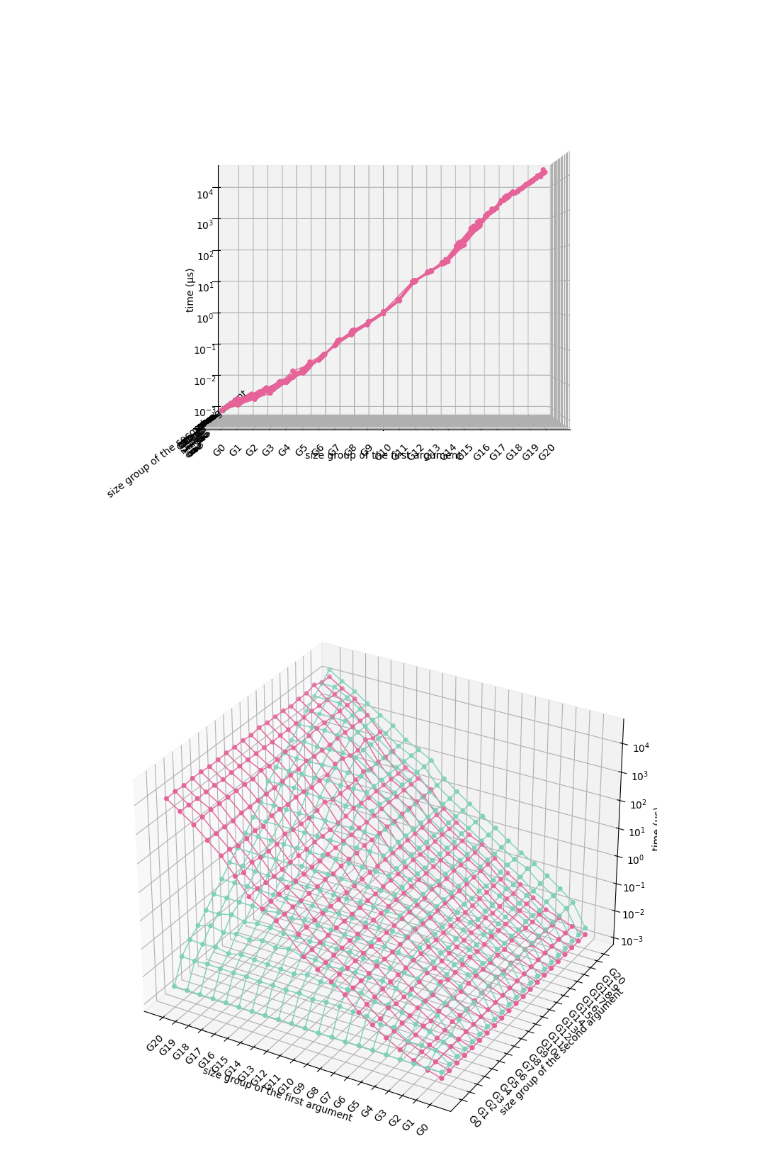
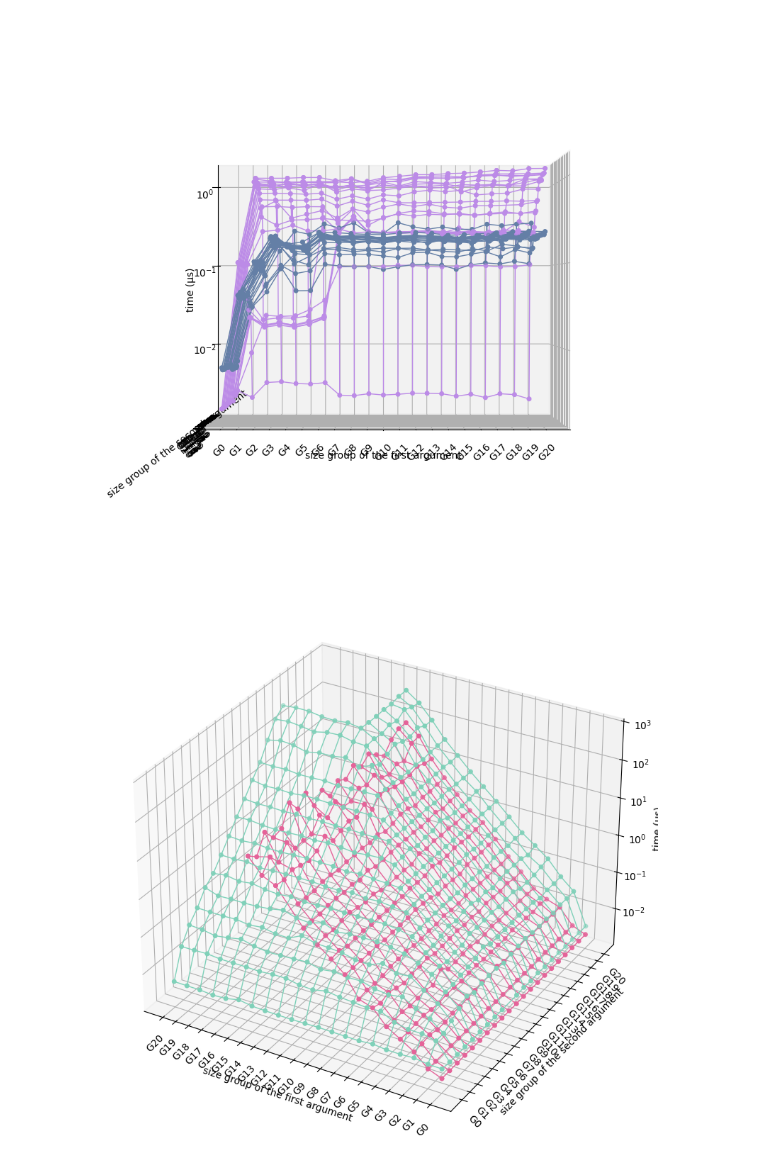
Before and after one commit to JulesViennotFranca/VerifiedCatenableDeque, a Jupyter notebook: bench/graphics.ipynb, the cells around one changed output. Saved outputs shown, nothing was run; the diff lists cells and outputs as text; code cells hidden in the pictures.

```diff
--- a/bench/graphics.ipynb
+++ b/bench/graphics.ipynb
@@ -148,15 +132,11 @@ plot_time_data_2D(data, [list, deque], scale='log')
 # %%
 # Graph for concat
-
-file = "./tmp/concat.csv"
-data = pd.read_csv(file)
-
+data = pd.read_csv("./tmp/concat.csv")
 view = {"elev" : 0, "azim" : 90, "roll" : 0}
 # plot_time_data_3D(data, [list, sek, steque, cadeque], view)
-
-# plot_time_data_3D(data, [sek, cadeque])
-plot_time_data_3D(data, [list], view)
+plot_time_data_3D(data, [sek, cadeque], view)
 plot_time_data_3D(data, [list, deque])
+plot_time_data_3D(data, [sek, cadeque])
 # %% [output]
-[figure, old version]
+[figure, new version]
-[figure, old version]
+[figure, new version]
```
Also changed, not shown: parts of 6 cells of this notebook.
